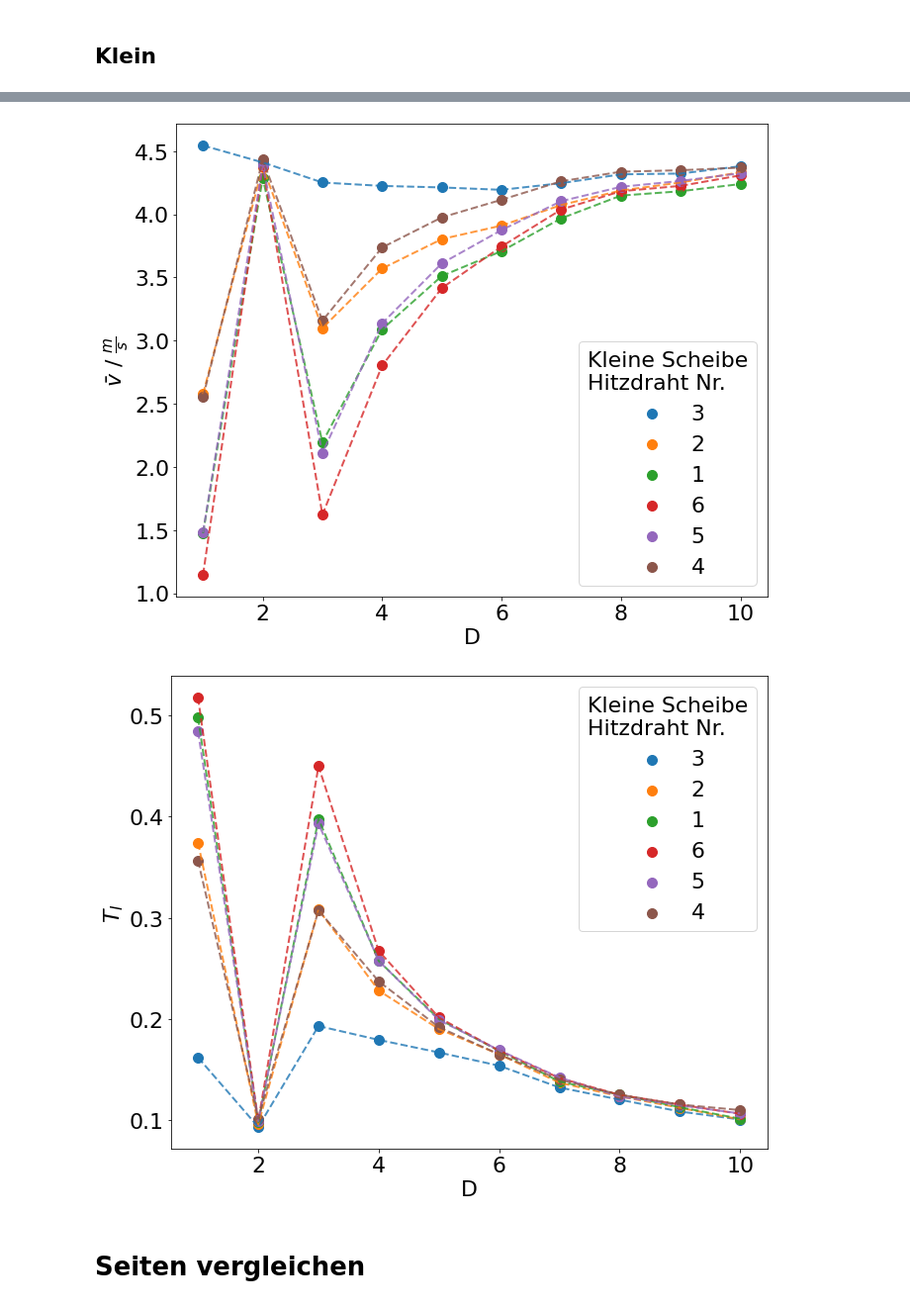
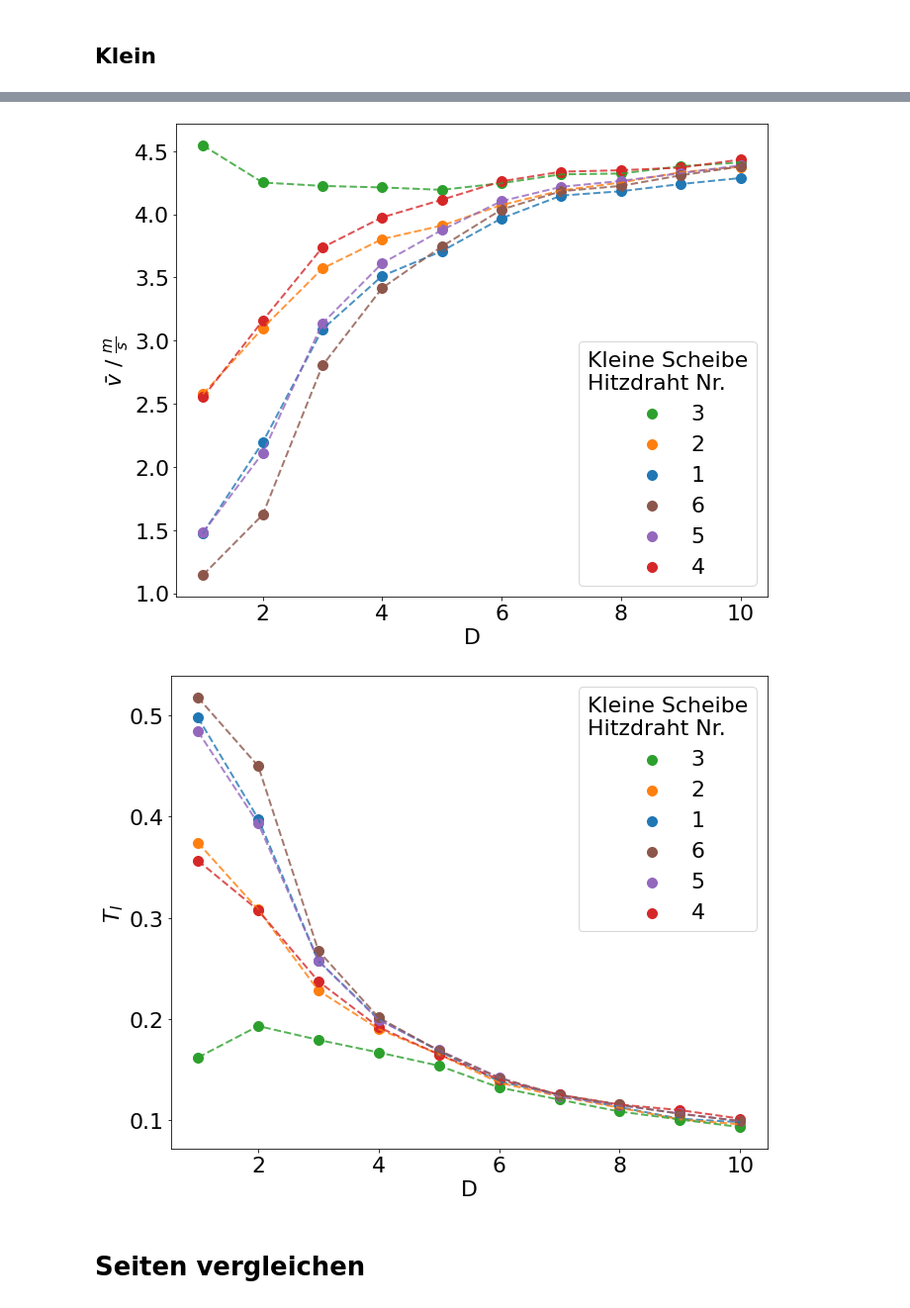
Before and after one commit to T1mors/FPR, a Jupyter notebook: 3 Nachlauf/Modul 1.ipynb, the cells around one changed output, grey strips where cells are left out. Shown at 99% size. Drawn from its saved outputs; the diff is of its cells as text; code cells hidden in the pictures.

```diff
--- a/3 Nachlauf/Modul 1.ipynb
+++ b/3 Nachlauf/Modul 1.ipynb
@@ -57,6 +58,9 @@ def Read_in_Data (path, dataarray_name_nc, dim3='volt'):
     else:
         # Absolute paths to files
         filenames = [normpath(path+files) for files in os.listdir(path)]
+        filenames = natsort.natsorted(filenames)
+        print('Make sure this is in order!!')
+        print(filenames)
         # xarray handles multidimensional arrays easier
         data_kalibrierung = xr.concat(
             [xr.DataArray(
@@ -171,14 +178,10 @@ path = paths.Modul1+'Kalibrierung ab Mittel/'
 dataarray_name_nc = 'data_kalibrierung.nc'
 data_kalibrierung = Read_in_Data(path, dataarray_name_nc)
 # kali_mean_old = data_kalibrierung.mean(dim='timestep')
-data_kalibrierung = data_kalibrierung.roll(nr=3)
-data_kalibrierung = data_kalibrierung.reindex(nr=data_kalibrierung.nr[::-1])
-data_kalibrierung = data_kalibrierung.sortby('nr')
 
 kali_mean = data_kalibrierung.mean(dim='timestep')
 kali_std = data_kalibrierung.std(dim='timestep')
 
-Nr = ['3','2','1','6','5','4']
 voltage = np.arange(0,5.5,0.5)
 hitzdraht_range = np.linspace(kali_mean.min(dim=('volt', 'nr')), kali_mean.max(dim=('volt', 'nr')), 100)
 velocity = voltage * CONST_Velocity
@@ -260,10 +267,6 @@ D = np.arange(1,11,1)
 path = paths.Modul1+'Klein/'
 dataarray_name_nc = 'data_klein.nc'
 data_klein = Read_in_Data(path, dataarray_name_nc, dim3='D')
-
-data_klein = data_klein.roll(nr=3)
-data_klein = data_klein.reindex(nr=data_klein.nr[::-1])
-data_klein = data_klein.sortby('nr')
 
 fig_mean, ax_mean = plt.subplots(1,1, figsize=(10,8), tight_layout=True)
 fig_std, ax_std = plt.subplots(1,1, figsize=(10,8), tight_layout=True)
@@ -275,9 +278,9 @@ for (hitzdraht, i, sty) in zip(data_klein.T, Nr, default_cycler):
         model.eval(params_vec_m_k[idx], x=hitzdraht),
         dims=('timestep','D')
     )
-    a2 = hitzdraht
+    # a2 = hitzdraht
     vel_mean = hitzdraht_velocity.mean(dim='timestep')
-    print(vel_mean)
+    # print(vel_mean)
     vel_std = hitzdraht_velocity.std(dim='timestep')
 
     ax_mean.scatter(D, vel_mean, label=f'{i}', **sty)
@@ -289,11 +292,13 @@ for (hitzdraht, i, sty) in zip(data_klein.T, Nr, default_cycler):
 
 ax_mean.set_xlabel('D')
 ax_mean.set_ylabel(r'$\bar{v}$ / $\frac{m}{s}$')
-ax_mean.legend(title='Kleine Scheibe\nHitzdraht Nr.')
+handles, labels = ax_mean.get_legend_handles_labels()
+ax_mean.legend([handles[idx] for idx in order],[labels[idx] for idx in order], title='Kleine Scheibe\nHitzdraht Nr.')
 fig_mean.savefig('Abb/Modul1/Klein_mean.png')
 
 ax_std.set_xlabel('D')
 ax_std.set_ylabel(r'$T_I$')
-ax_std.legend(title='Kleine Scheibe\nHitzdraht Nr.')
+handles, labels = ax_std.get_legend_handles_labels()
+ax_std.legend([handles[idx] for idx in order],[labels[idx] for idx in order], title='Kleine Scheibe\nHitzdraht Nr.')
 fig_std.savefig('Abb/Modul1/Klein_turb_int.png')
 # %% [output]
@@ -317,5 +307,5 @@ Dimensions without coordinates: D
-[figure, old version]
+[figure, new version]
-[figure, old version]
+[figure, new version]
 # %% [markdown]
 # Seiten vergleichen
 # %%
```
Also changed, not shown: parts of 17 cells of this notebook, 9 other files.
